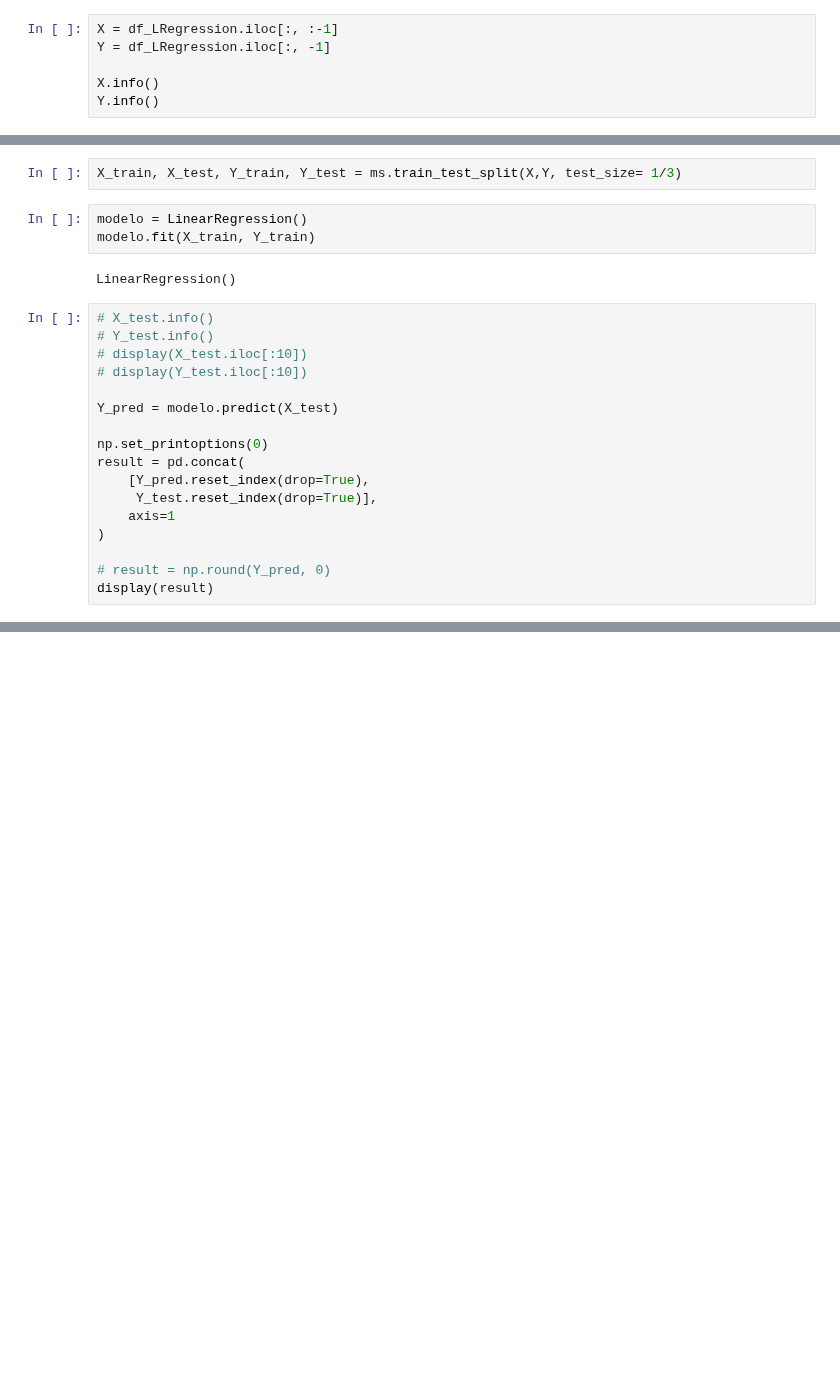
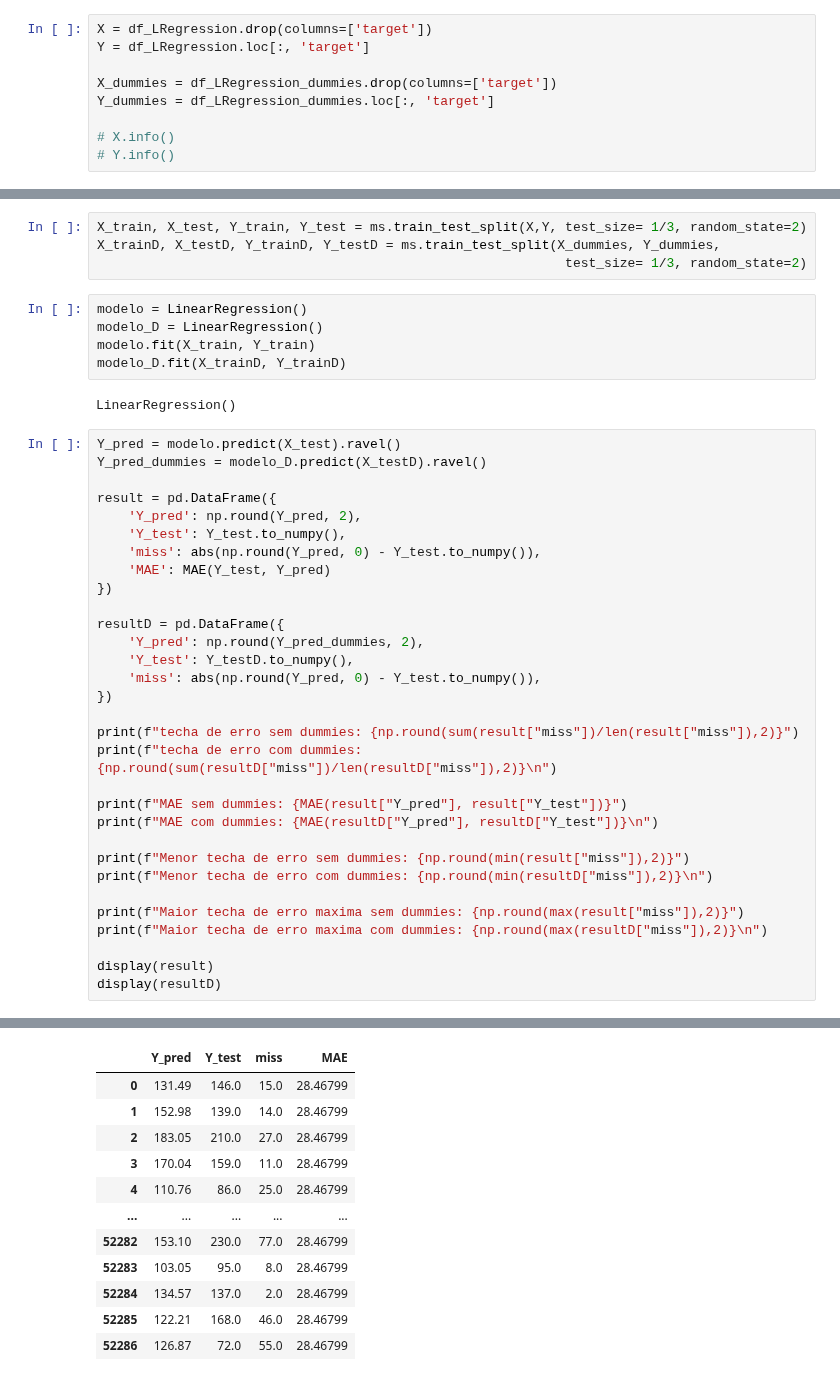
Before and after one commit to CarlosMut24/TCC_Predicao_glicemia, a Jupyter notebook: modelos/regressao_linear.ipynb, the cells around one changed output, grey strips where cells are left out. Cells and saved outputs as stored; diff of their text form; blank space fills up the shorter version.

Commit message:
MAE para IA de Regressão Linear

```diff
--- a/modelos/regressao_linear.ipynb
+++ b/modelos/regressao_linear.ipynb
@@ -108,6 +67,9 @@ memory usage: 9.9 MB
 # %%
-X = df_LRegression.iloc[:, :-1]
-Y = df_LRegression.iloc[:, -1]
+X = df_LRegression.drop(columns=['target'])
+Y = df_LRegression.loc[:, 'target']
 
-X.info()
-Y.info()
+X_dummies = df_LRegression_dummies.drop(columns=['target'])
+Y_dummies = df_LRegression_dummies.loc[:, 'target']
+
+# X.info()
+# Y.info()
@@ -132,25 +76,43 @@ memory usage: 2.4 MB
 # %%
-X_train, X_test, Y_train, Y_test = ms.train_test_split(X,Y, test_size= 1/3)
+X_train, X_test, Y_train, Y_test = ms.train_test_split(X,Y, test_size= 1/3, random_state=2)
+X_trainD, X_testD, Y_trainD, Y_testD = ms.train_test_split(X_dummies, Y_dummies,
+                                                            test_size= 1/3, random_state=2)
 # %%
 modelo = LinearRegression()
+modelo_D = LinearRegression()
 modelo.fit(X_train, Y_train)
+modelo_D.fit(X_trainD, Y_trainD)
 # %% [output]
 LinearRegression()
 # %%
-# X_test.info()
-# Y_test.info()
-# display(X_test.iloc[:10])
-# display(Y_test.iloc[:10])
+Y_pred = modelo.predict(X_test).ravel()
+Y_pred_dummies = modelo_D.predict(X_testD).ravel()
 
-Y_pred = modelo.predict(X_test)
+result = pd.DataFrame({
+    'Y_pred': np.round(Y_pred, 2),
+    'Y_test': Y_test.to_numpy(),
+    'miss': abs(np.round(Y_pred, 0) - Y_test.to_numpy()),
+    'MAE': MAE(Y_test, Y_pred)
+})
 
-np.set_printoptions(0)
-result = pd.concat(
-    [Y_pred.reset_index(drop=True),
-     Y_test.reset_index(drop=True)],
-    axis=1
-)
+resultD = pd.DataFrame({
+    'Y_pred': np.round(Y_pred_dummies, 2),
+    'Y_test': Y_testD.to_numpy(),
+    'miss': abs(np.round(Y_pred, 0) - Y_test.to_numpy()),
+})
 
-# result = np.round(Y_pred, 0)
+print(f"techa de erro sem dummies: {np.round(sum(result["miss"])/len(result["miss"]),2)}")
+print(f"techa de erro com dummies: {np.round(sum(resultD["miss"])/len(resultD["miss"]),2)}\n")
+
+print(f"MAE sem dummies: {MAE(result["Y_pred"], result["Y_test"])}")
+print(f"MAE com dummies: {MAE(resultD["Y_pred"], resultD["Y_test"])}\n")
+
+print(f"Menor techa de erro sem dummies: {np.round(min(result["miss"]),2)}")
+print(f"Menor techa de erro com dummies: {np.round(min(resultD["miss"]),2)}\n")
+
+print(f"Maior techa de erro maxima sem dummies: {np.round(max(result["miss"]),2)}")
+print(f"Maior techa de erro maxima com dummies: {np.round(max(resultD["miss"]),2)}\n")
+
 display(result)
+display(resultD)
 # %% [output]
@@ -157,0 +130,12 @@ AttributeError: 'numpy.ndarray' object has no attribute 'reset_index'
+|  | Y_pred | Y_test | miss | MAE |
+| 0 | 131.49 | 146.0 | 15.0 | 28.46799 |
+| 1 | 152.98 | 139.0 | 14.0 | 28.46799 |
+| 2 | 183.05 | 210.0 | 27.0 | 28.46799 |
+| 3 | 170.04 | 159.0 | 11.0 | 28.46799 |
+| 4 | 110.76 | 86.0 | 25.0 | 28.46799 |
+| ... | ... | ... | ... | ... |
+| 52282 | 153.10 | 230.0 | 77.0 | 28.46799 |
+| 52283 | 103.05 | 95.0 | 8.0 | 28.46799 |
+| 52284 | 134.57 | 137.0 | 2.0 | 28.46799 |
+| 52285 | 122.21 | 168.0 | 46.0 | 28.46799 |
+| 52286 | 126.87 | 72.0 | 55.0 | 28.46799 |
```
Also changed, not shown: parts of 5 cells of this notebook, 1 other file.
